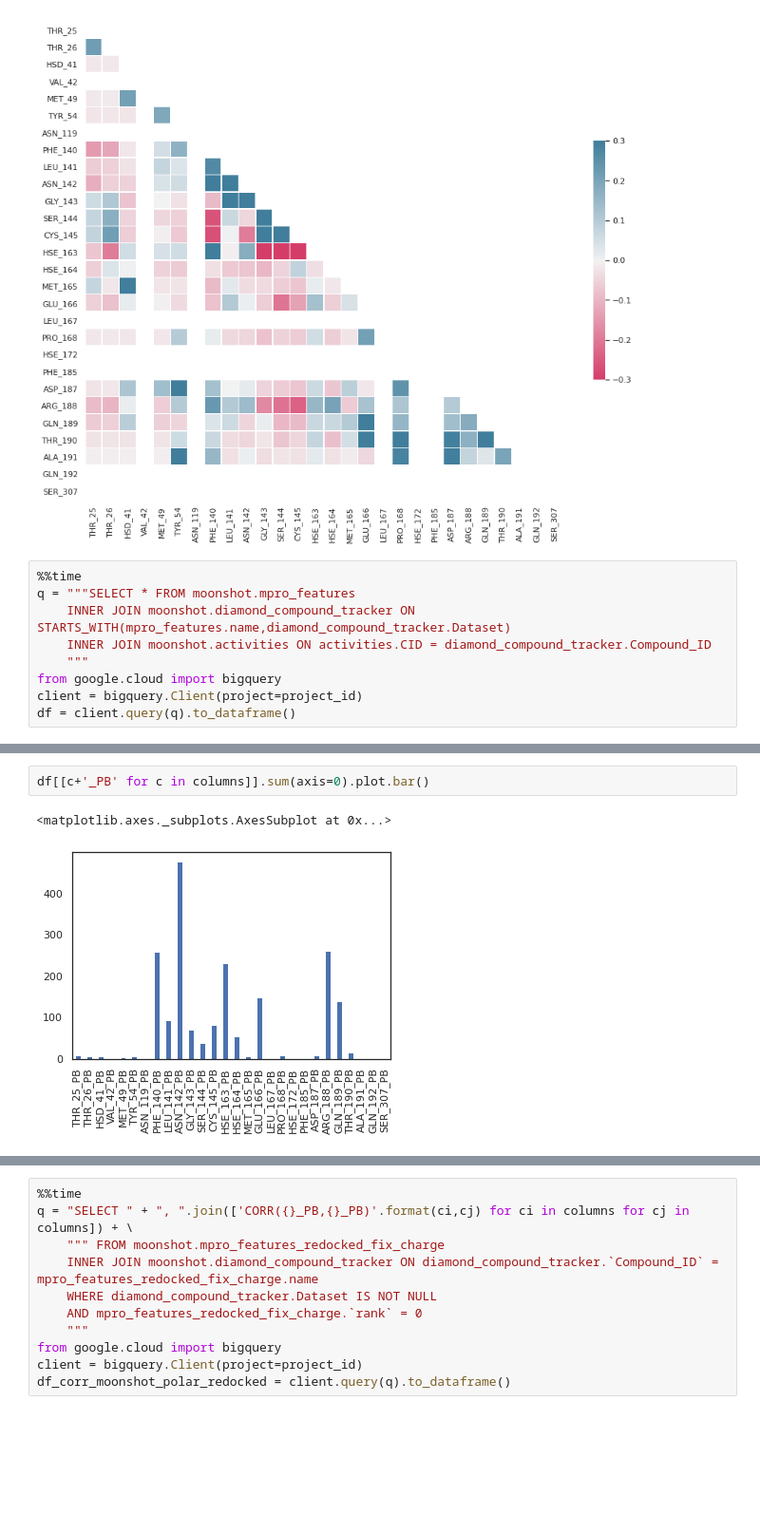
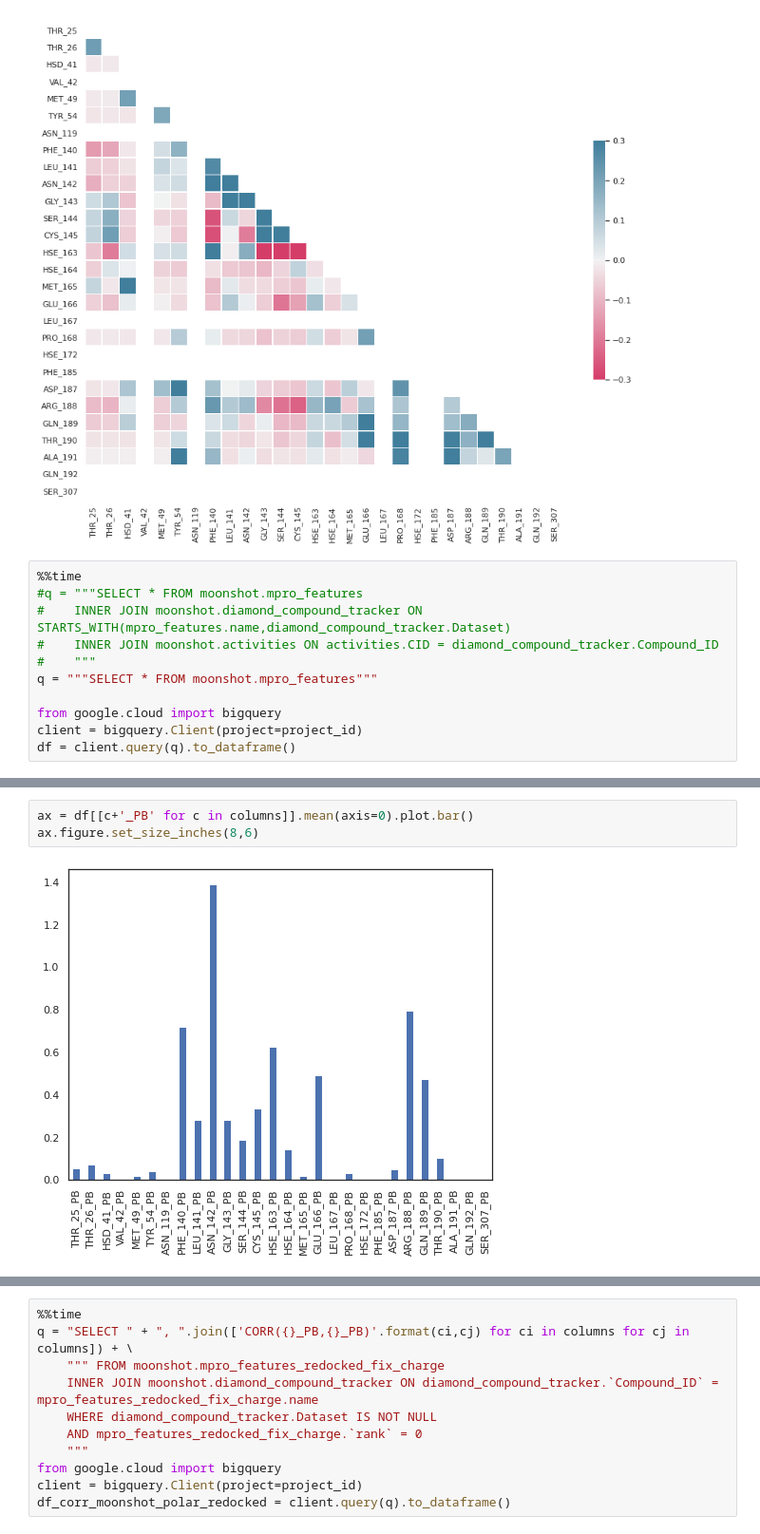
Before and after one commit to jglaser/gigadocking_notebooks, a Jupyter notebook: Gigadocking.ipynb, the cells around one changed output, grey strips where cells are left out. Shown at 95% size. Saved outputs shown, nothing was run; the diff lists cells and outputs as text; blank space fills up the shorter version.

```diff
--- a/Gigadocking.ipynb
+++ b/Gigadocking.ipynb
@@ -290,10 +290,12 @@ sns.heatmap(corr_moonshot, mask=mask, cmap=cmap, center=0, vmin=-0.3, vmax=0.3,
 [figure]
 # %%
 %%time
-q = """SELECT * FROM moonshot.mpro_features
-    INNER JOIN moonshot.diamond_compound_tracker ON STARTS_WITH(mpro_features.name,diamond_compound_tracker.Dataset)
-    INNER JOIN moonshot.activities ON activities.CID = diamond_compound_tracker.Compound_ID
-    """
+#q = """SELECT * FROM moonshot.mpro_features
+#    INNER JOIN moonshot.diamond_compound_tracker ON STARTS_WITH(mpro_features.name,diamond_compound_tracker.Dataset)
+#    INNER JOIN moonshot.activities ON activities.CID = diamond_compound_tracker.Compound_ID
+#    """
+q = """SELECT * FROM moonshot.mpro_features"""
+
 from google.cloud import bigquery
 client = bigquery.Client(project=project_id)
 df = client.query(q).to_dataframe()
@@ -313,5 +321,5 @@ df['HSE_163_PB'].hist()
 # %%
-df[[c+'_PB' for c in columns]].sum(axis=0).plot.bar()
+ax = df[[c+'_PB' for c in columns]].mean(axis=0).plot.bar()
+ax.figure.set_size_inches(8,6)
 # %% [output]
-<matplotlib.axes._subplots.AxesSubplot at 0x...>
-[figure, old version]
+[figure, new version]
```
Also changed, not shown: parts of 7 cells of this notebook.
